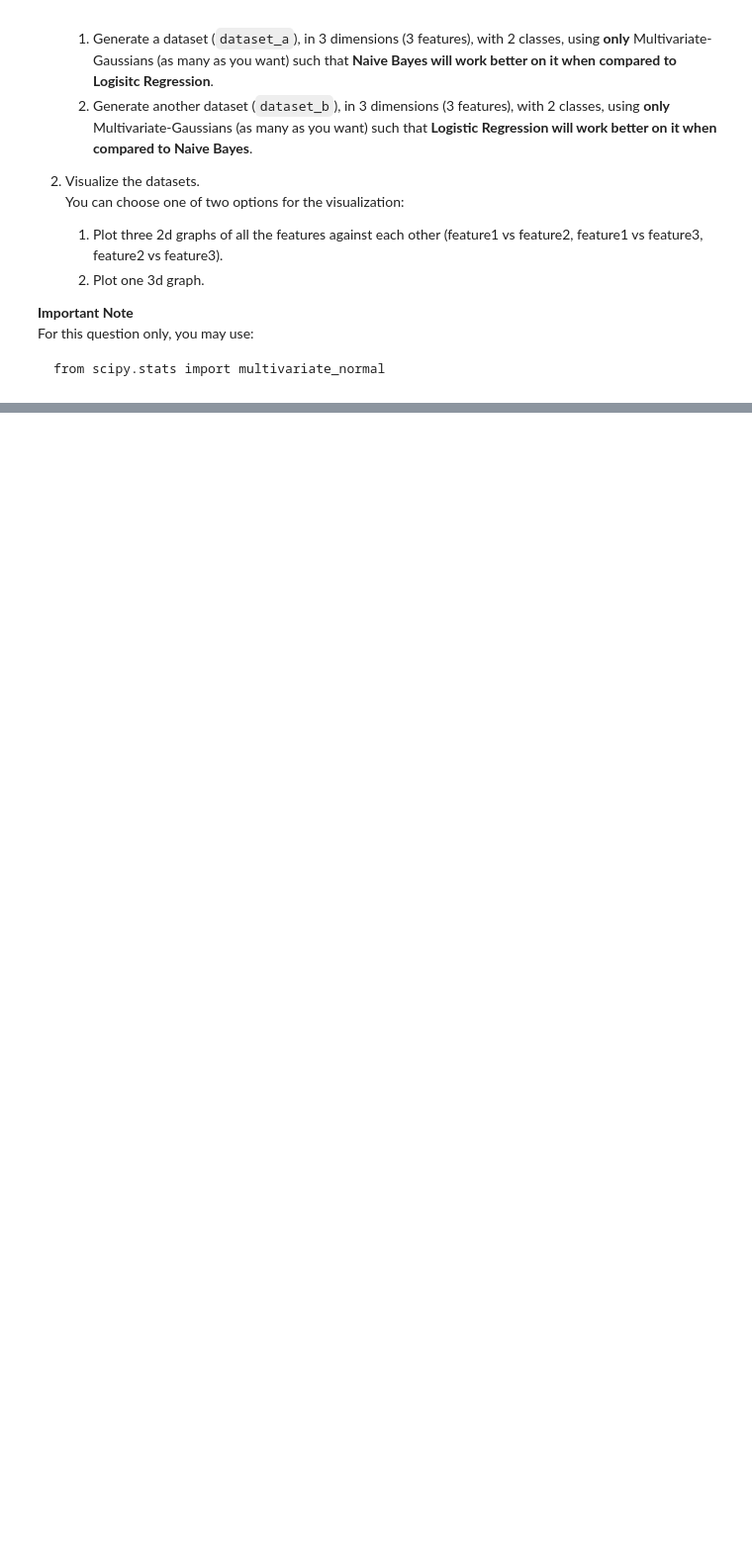
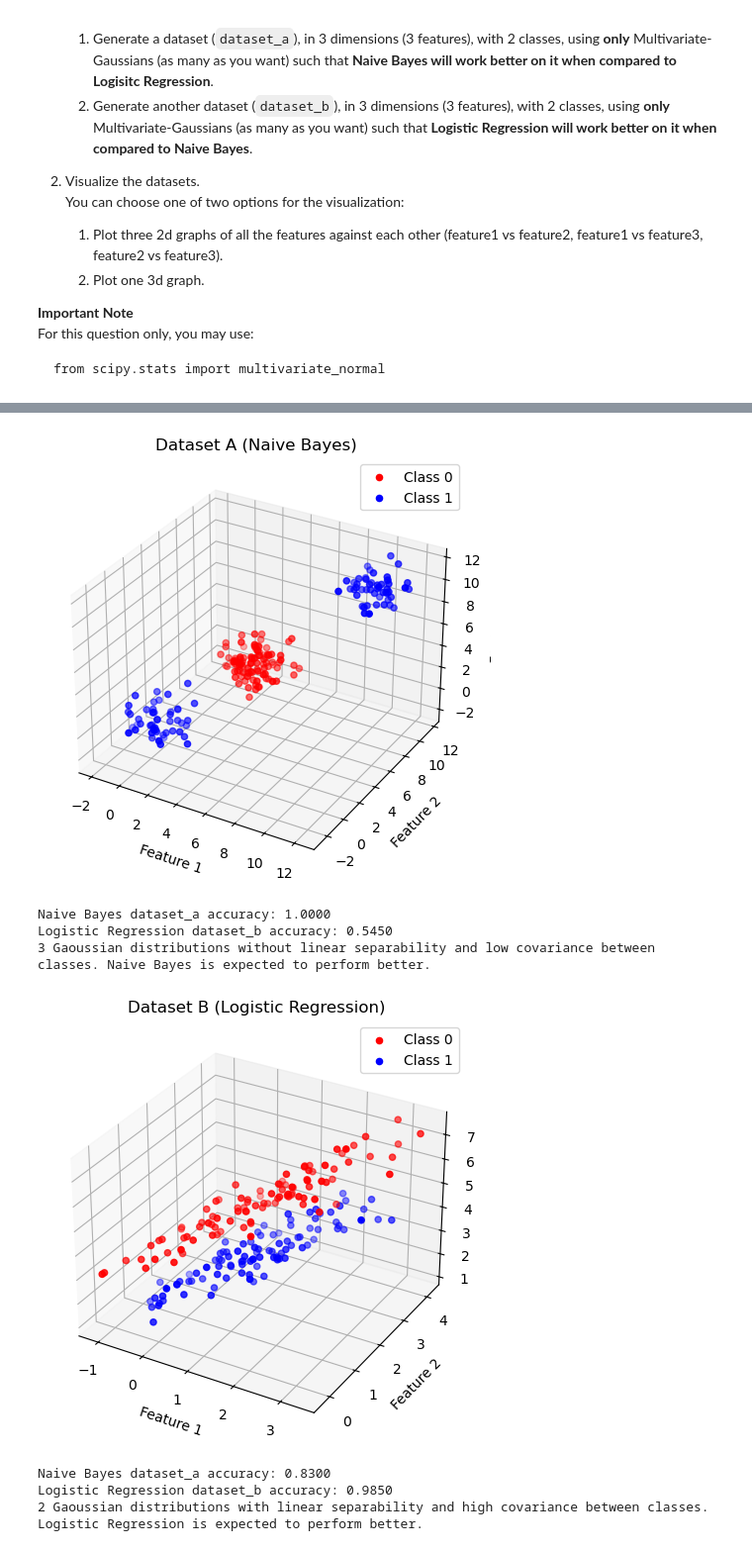
Before and after one commit to trodelgal/machine_learning, a Jupyter notebook: ex_4/hw4.ipynb, the cells around one changed output, grey strips where cells are left out. Shown at 99% size. Drawn from its saved outputs; the diff is of its cells as text; code cells hidden in the pictures; blank space fills up the shorter version.

```diff
--- a/ex_4/hw4.ipynb
+++ b/ex_4/hw4.ipynb
@@ -440,0 +452,48 @@ plt.show()
+# %%
+## your tests here ##
+data = generate_datasets()
+# plot dataset_a
+plot_decision_regions(data['dataset_a_features'], 'Dataset A (Naive Bayes)')
+
+# Train both models on dataset_a
+naive_bayes_gaussian_a = NaiveBayesGaussian(k=3)
+naive_bayes_gaussian_a.fit(data['dataset_a_features'], data['dataset_a_labels'])
+logistic_regression_a = LogisticRegressionGD(eta=best_eta, eps=best_eps)
+logistic_regression_a.fit(data['dataset_a_features'], data['dataset_a_labels'])
+
+# calculate accuracies
+preds_naive_bayes_gaussian_a = naive_bayes_gaussian_a.predict(data['dataset_a_features'])
+preds_logistic_regression_a = logistic_regression_a.predict(data['dataset_a_features'])
+naive_bayes_gaussian_a_acc = np.count_nonzero(preds_naive_bayes_gaussian_a == data['dataset_a_labels']) / len(data['dataset_a_labels'])
+logistic_regression_a_acc = np.count_nonzero(preds_logistic_regression_a == data['dataset_a_labels']) / len(data['dataset_a_labels'])
+# print results
+print(f"Naive Bayes dataset_a accuracy: {naive_bayes_gaussian_a_acc:.4f}")
+print(f"Logistic Regression dataset_b accuracy: {logistic_regression_a_acc:.4f}")
+print("3 Gaoussian distributions without linear separability and low covariance between classes. Naive Bayes is expected to perform better.")
+
+# plot dataset_b
+plot_decision_regions(data['dataset_b_features'], 'Dataset B (Logistic Regression)')
+
+# Train both models on dataset_a
+naive_bayes_gaussian_b = NaiveBayesGaussian(k=2)
+naive_bayes_gaussian_b.fit(data['dataset_b_features'], data['dataset_b_labels'])
+logistic_regression_b = LogisticRegressionGD(eta=best_eta, eps=best_eps)
+logistic_regression_b.fit(data['dataset_b_features'], data['dataset_b_labels'])
+# calculate accuracies
+preds_naive_bayes_gaussian_b = naive_bayes_gaussian_b.predict(data['dataset_b_features'])
+preds_logistic_regression_b = logistic_regression_b.predict(data['dataset_b_features'])
+naive_bayes_gaussian_b_acc = np.count_nonzero(preds_naive_bayes_gaussian_b == data['dataset_b_labels']) / len(data['dataset_b_labels'])
+logistic_regression_b_acc = np.count_nonzero(preds_logistic_regression_b == data['dataset_b_labels']) / len(data['dataset_b_labels'])
+# print results
+print(f"Naive Bayes dataset_a accuracy: {naive_bayes_gaussian_b_acc:.4f}")
+print(f"Logistic Regression dataset_b accuracy: {logistic_regression_b_acc:.4f}")
+print("2 Gaoussian distributions with linear separability and high covariance between classes. Logistic Regression is expected to perform better.")
+# %% [output]
+[figure, added]
+Naive Bayes dataset_a accuracy: 1.0000
+Logistic Regression dataset_b accuracy: 0.5450
+3 Gaoussian distributions without linear separability and low covariance between classes. Naive Bayes is expected to perform better.
+[figure, added]
+Naive Bayes dataset_a accuracy: 0.8300
+Logistic Regression dataset_b accuracy: 0.9850
+2 Gaoussian distributions with linear separability and high covariance between classes. Logistic Regression is expected to perform better.
```
Also changed, not shown: parts of 12 cells of this notebook, 1 other file.
